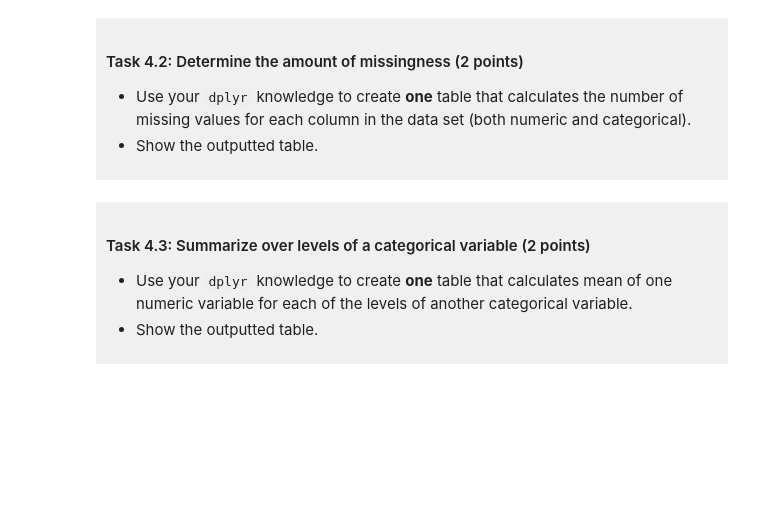
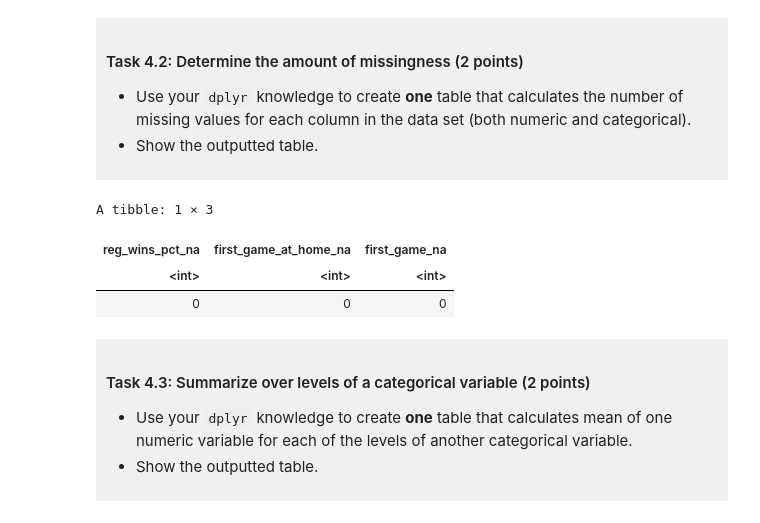
Before and after one commit to Avin-mo/dsci-100-project-avin-motie, a Jupyter notebook: dsci-100-project-notebook.ipynb, the cells around one changed output. Cells and saved outputs as stored; diff of their text form; code cells hidden in the pictures; blank space fills up the shorter version.

```diff
--- a/dsci-100-project-notebook.ipynb
+++ b/dsci-100-project-notebook.ipynb
@@ -271,6 +291,15 @@ You will refine your research question (if needed) and produce a tidy data set.
 </div>
 # %%
 ### EDIT THIS CODE CELL ###
+clean_full_data |>
+            summarize(reg_wins_pct_na = sum(is.na(reg_wins_pct)),
+              first_game_at_home_na = sum(is.na(first_game_at_home)),
+              first_game_na = sum(is.na(first_game)))
+# %% [output]
+A tibble: 1 × 3
+| reg_wins_pct_na | first_game_at_home_na | first_game_na |
+| <int> | <int> | <int> |
+| 0 | 0 | 0 |
 # %% [markdown]
 <div style="background-color: #f0f0f0; padding: 10px;">
 
```
Also changed, not shown: parts of 3 cells of this notebook.
